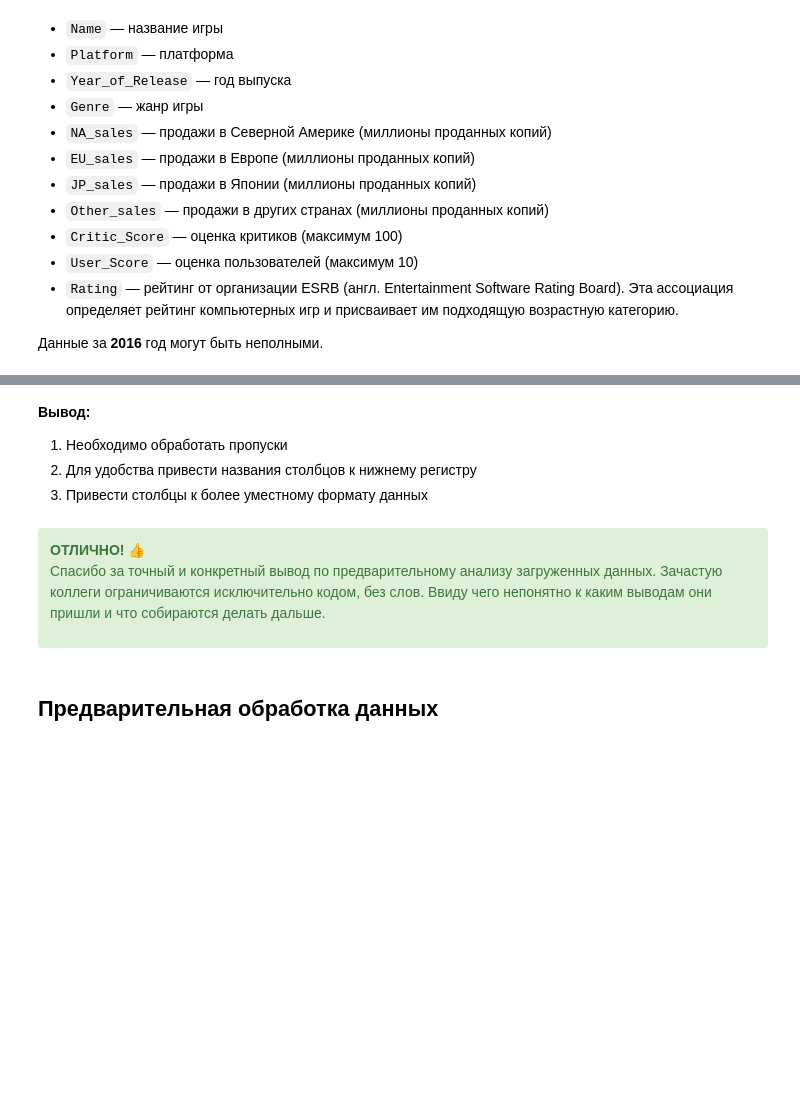
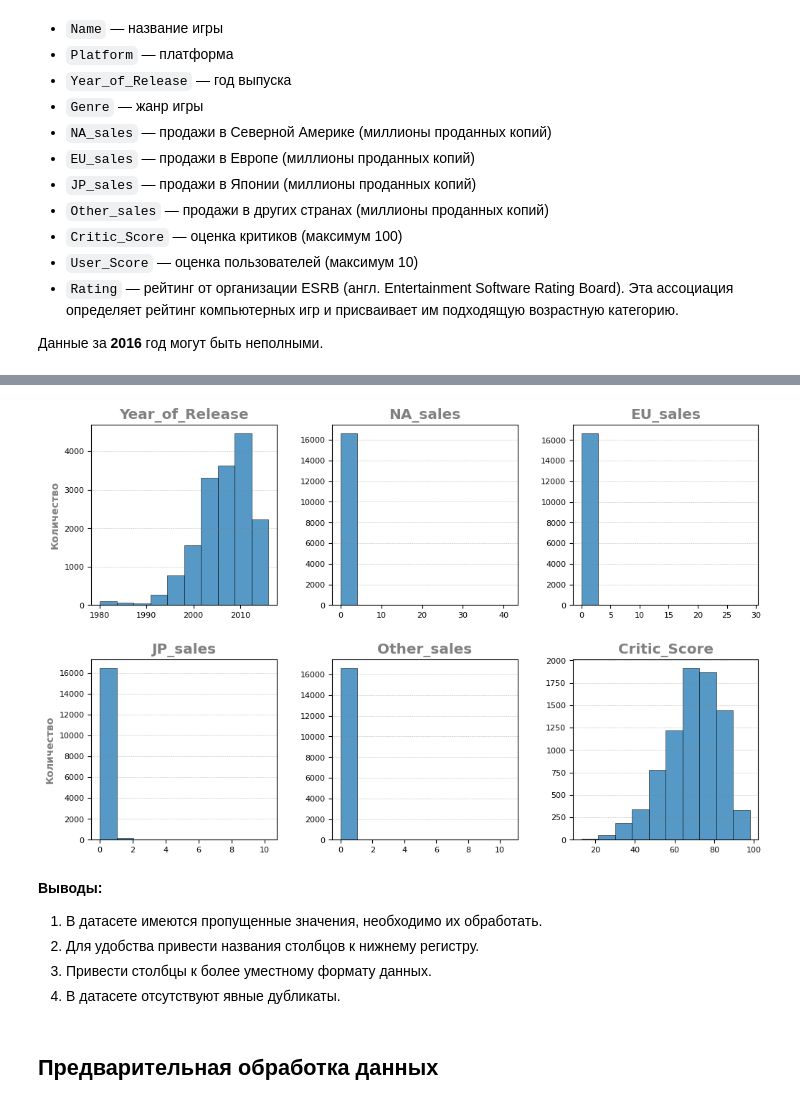
Before and after one commit to SuvorinSergey/ya_practicum_data_science, a Jupyter notebook: games/games.ipynb, the cells around one changed output, grey strips where cells are left out. Saved outputs shown, nothing was run; the diff lists cells and outputs as text; code cells hidden in the pictures; blank space fills up the shorter version.

Commit message:
Update part graphs

```diff
--- a/games/games.ipynb
+++ b/games/games.ipynb
@@ -69,12 +71,15 @@ graph_set = {'figure.figsize': (width, height),
              'axes.grid.axis': 'y',
              'grid.color': 'gray',
              'grid.linestyle': ':',
-             'grid.linewidth': 0.4}
+             'grid.linewidth': 0.4,
+             'font.size': 12.0,
+             'axes.titlecolor': 'gray',
+             'axes.titleweight': 'bold'}
 
 bar_color = 'tab:blue'
 
-fd_12 = {'size': 12, 'weight': 'bold', 'color': 'gray'}
 fd_16 = {'size': 16, 'weight': 'bold', 'color': 'gray'}
+fd_10 = {'size': 10, 'weight': 'bold', 'color': 'gray'}
 # %%
 # Вносим изменения в настройки графиков
 for k, v in graph_set.items():
@@ -136,13 +126,36 @@ array([[<AxesSubplot:title={'center':'Year_of_Release'}>,
+# %%
+# Создадим функцию для рисования быстрых гистограмм
+def fast_hist(data, h_size, v_size, color, width=12, height=4):
+
+    # Строим быстрые гистограммы
+    fast_hist = data.hist(figsize=(width, height * v_size),
+                          color=color,
+                          alpha=.75,
+                          edgecolor='black',
+                          linewidth=.5,
+                          layout=(v_size, h_size))
+
+    # Настраиваем отображение
+    for i, ax in enumerate(fast_hist.flatten()):
+
+        if i % 3 == 0:
+            ax.set_ylabel('Количество', fontdict=fd_10)
+        ax.grid(axis='x')
+        ax.tick_params(axis='both', labelsize=8)
+# %%
+# Зададим размеры координатной сетки для графиков
+h_size = 3
+v_size = 4
+# %%
+fast_hist(data, h_size=h_size, v_size=v_size, color=bar_color)
+# %% [output]
+[figure, added]
 # %% [markdown]
-**Вывод:**
-1. Необходимо обработать пропуски
-2. Для удобства привести названия столбцов к нижнему регистру
-3. Привести столбцы к более уместному формату данных
+**Выводы:**
+1. В датасете имеются пропущенные значения, необходимо их обработать.
+2. Для удобства привести названия столбцов к нижнему регистру.
+3. Привести столбцы к более уместному формату данных.
+4. В датасете отсутствуют явные дубликаты.
-# %% [markdown]
-<div class="alert alert-success">
-<b>ОТЛИЧНО! 👍</b>
-
-Спасибо за точный и конкретный вывод по предварительному анализу загруженных данных. Зачастую коллеги ограничиваются исключительно кодом, без слов. Ввиду чего непонятно к каким выводам они пришли и что собираются делать дальше.</div>
 # %% [markdown]
 ## Предварительная обработка данных
 # %% [markdown]
```
Also changed, not shown: parts of 96 cells of this notebook.
